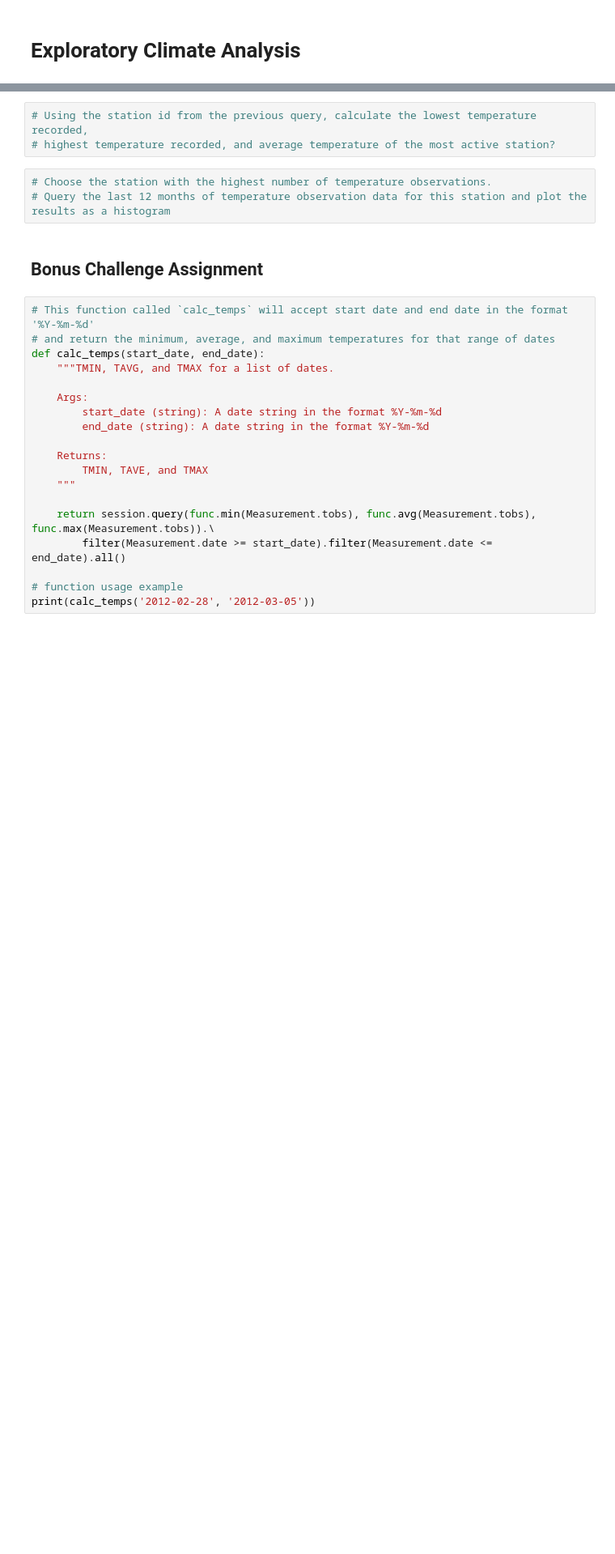
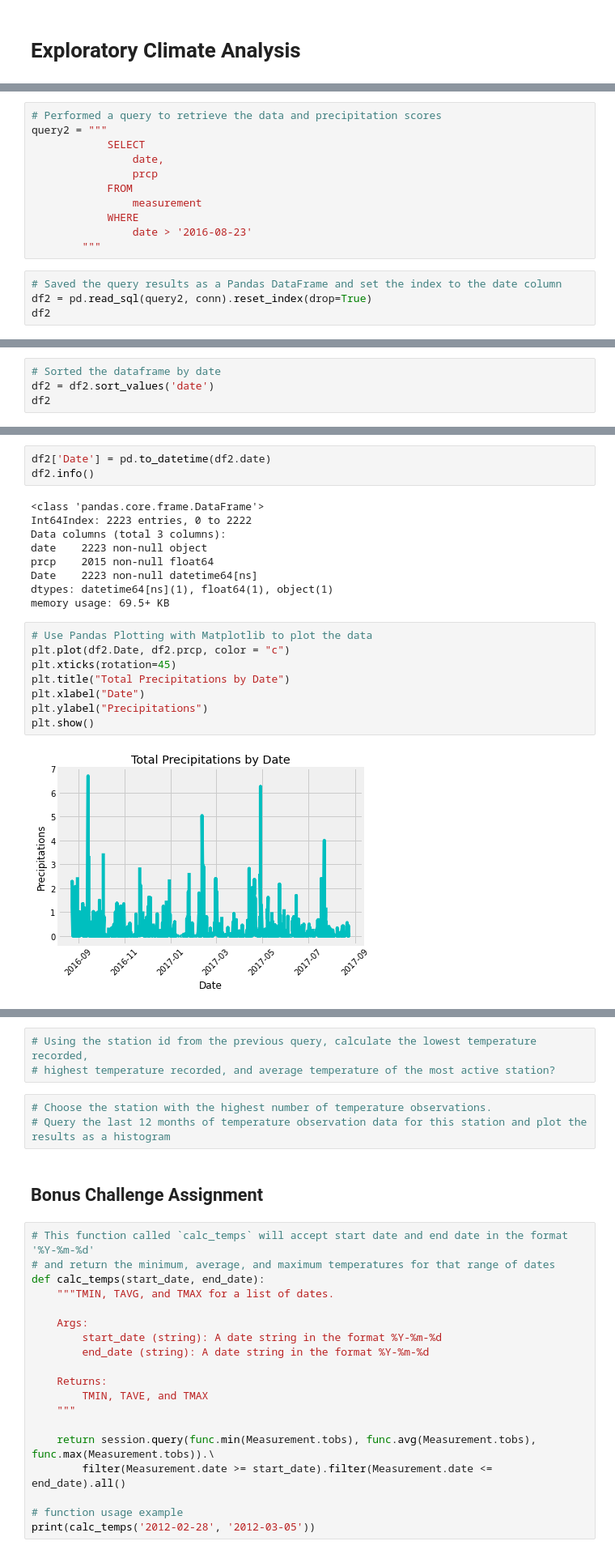
Before and after one commit to yaitouny/SMU_homework, a Jupyter notebook: 10-Advanced-Data-Storage-and-Retrieval/sqlalchemy_challenge/climate_starter.ipynb, the cells around one changed output, grey strips where cells are left out. Shown at 81% size. Cells and saved outputs as stored; diff of their text form; blank space fills up the shorter version.

Commit message:
data plotting

```diff
--- a/10-Advanced-Data-Storage-and-Retrieval/sqlalchemy_challenge/climate_starter.ipynb
+++ b/10-Advanced-Data-Storage-and-Retrieval/sqlalchemy_challenge/climate_starter.ipynb
@@ -65,0 +99,15 @@ Measurement = Base.classes.measurement
+# %%
+# Performed a query to retrieve the data and precipitation scores
+query2 = """
+            SELECT
+                date,
+                prcp
+            FROM
+                measurement
+            WHERE
+                date > '2016-08-23'
+        """
+# %%
+# Saved the query results as a Pandas DataFrame and set the index to the date column
+df2 = pd.read_sql(query2, conn).reset_index(drop=True)
+df2
@@ -65,0 +128,4 @@ Measurement = Base.classes.measurement
+# %%
+# Sorted the dataframe by date
+df2 = df2.sort_values('date')
+df2
@@ -66,2 +146,24 @@ Measurement = Base.classes.measurement
+# %%
+df2['Date'] = pd.to_datetime(df2.date)
+df2.info()
+# %% [output]
+<class 'pandas.core.frame.DataFrame'>
+Int64Index: 2223 entries, 0 to 2222
+Data columns (total 3 columns):
+date    2223 non-null object
+prcp    2015 non-null float64
+Date    2223 non-null datetime64[ns]
+dtypes: datetime64[ns](1), float64(1), object(1)
+memory usage: 69.5+ KB
+# %%
+# Use Pandas Plotting with Matplotlib to plot the data
+plt.plot(df2.Date, df2.prcp, color = "c")
+plt.xticks(rotation=45)
+plt.title("Total Precipitations by Date")
+plt.xlabel("Date")
+plt.ylabel("Precipitations")
+plt.show()
+# %% [output]
+[figure, added]
 # %%
 # Use Pandas to calcualte the summary statistics for the precipitation data
```
Also changed, not shown: parts of 16 cells of this notebook, 1 other file.
